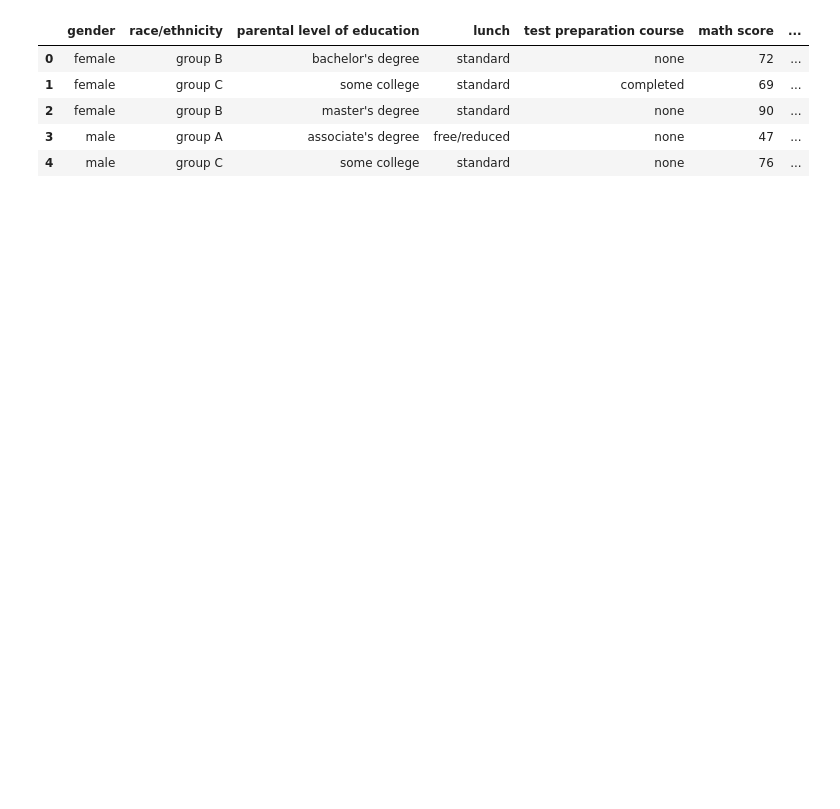
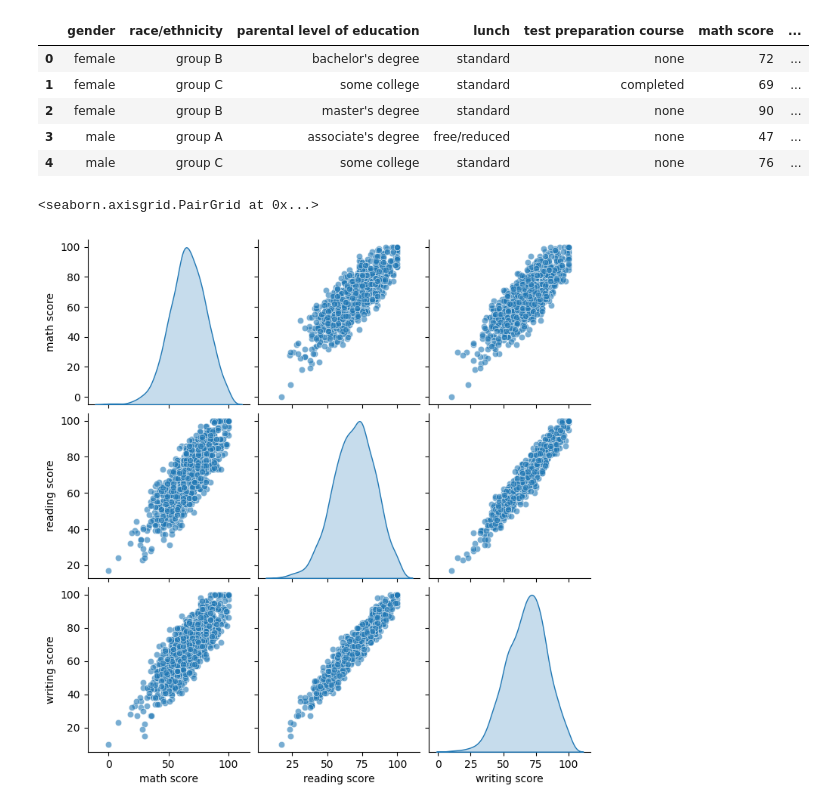
Before and after one commit to FandiAR/py_datax, a Jupyter notebook: Python_Basic_2.ipynb, the cells around one changed output. Saved outputs shown, nothing was run; the diff lists cells and outputs as text; code cells hidden in the pictures; blank space fills up the shorter version.

```diff
--- a/Python_Basic_2.ipynb
+++ b/Python_Basic_2.ipynb
@@ -11,3 +11,16 @@ df.head()
 | 2 | female | group B | master's degree | standard | none | 90 | ... |
 | 3 | male | group A | associate's degree | free/reduced | none | 47 | ... |
 | 4 | male | group C | some college | standard | none | 76 | ... |
+# %%
+import seaborn as sns
+import matplotlib.pyplot as plt
+
+# ambil hanya kolom numerik
+numeric_cols = ["math score", "reading score", "writing score"]
+
+# bikin pairplot
+pairplotX = sns.pairplot(df[numeric_cols], diag_kind="kde", plot_kws={"alpha":0.6})
+pairplotX
+# %% [output]
+<seaborn.axisgrid.PairGrid at 0x...>
+[figure, added]
```
Also changed, not shown: parts of 11 cells of this notebook.
